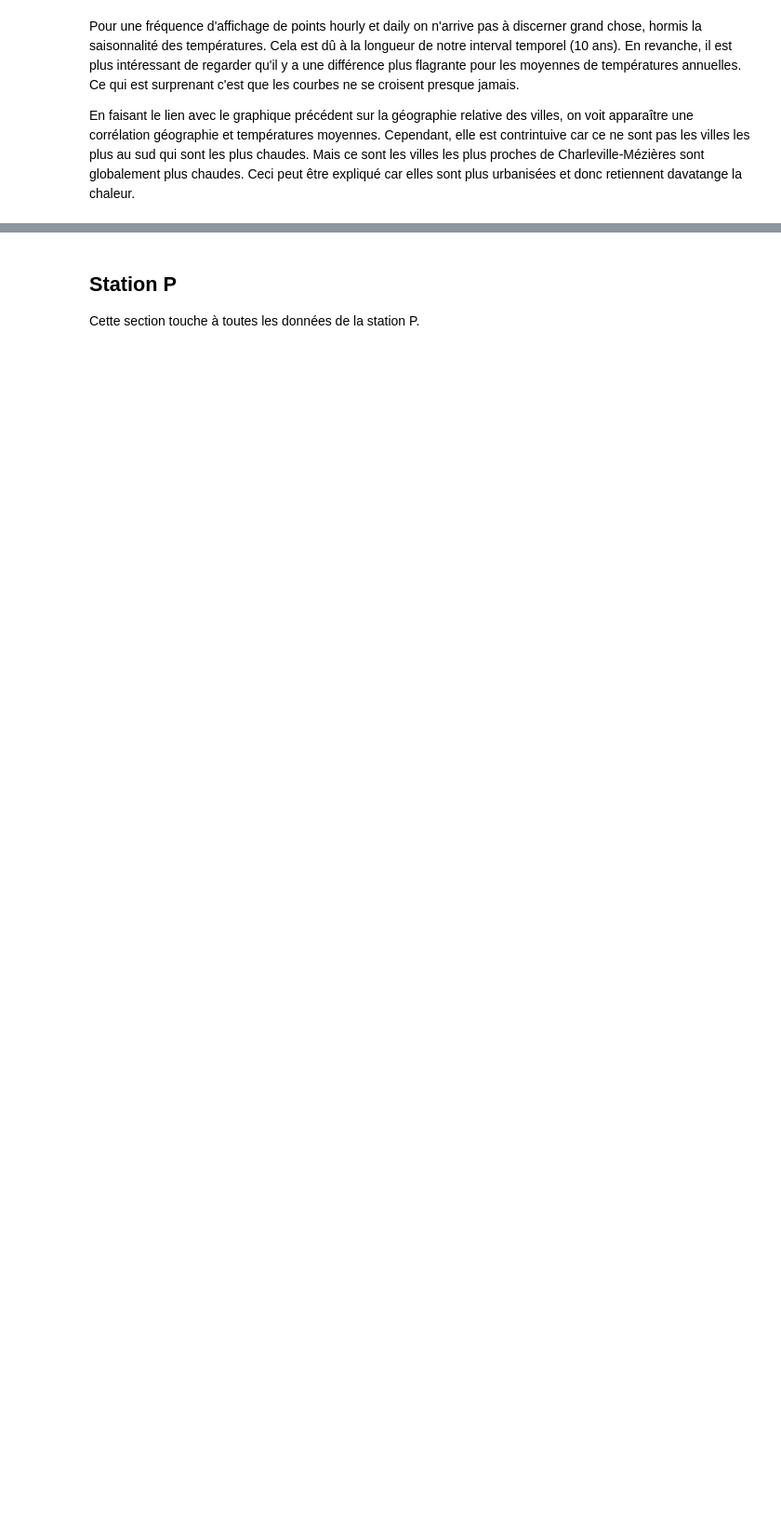
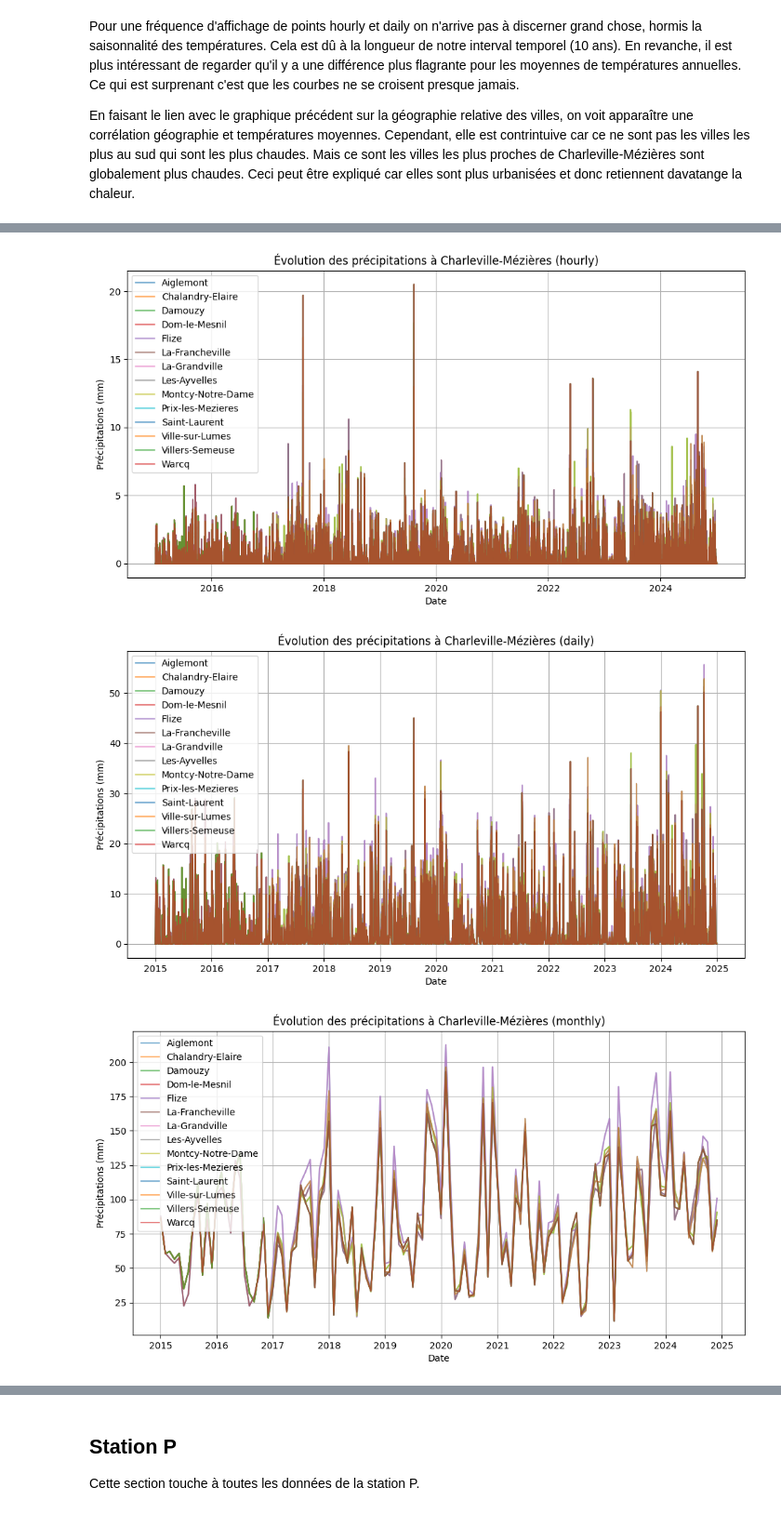
Before and after one commit to TortueAgile22/Capstone, a Jupyter notebook: py_ipynb_files/Data_Analysis.ipynb, the cells around one changed output, grey strips where cells are left out. Shown at 93% size. Drawn from its saved outputs; the diff is of its cells as text; code cells hidden in the pictures; blank space fills up the shorter version.

Commit message:
Visu temp, rain, wind, localisation station C

```diff
--- a/py_ipynb_files/Data_Analysis.ipynb
+++ b/py_ipynb_files/Data_Analysis.ipynb
@@ -266,0 +288,28 @@ En faisant le lien avec le graphique précédent sur la géographie relative des
+# %%
+colors = sns.color_palette("tab10", n_colors=len(Nearby_cities_C))
+frequences = {'hourly' : Dataframes_C, 'daily' : Dataframes_C_daily, 'monthly' : Dataframes_C_monthly, 'yearly' : Dataframes_C_yearly}
+
+for freq, dfs in frequences.items():
+
+    plt.figure(figsize=(12, 6))
+
+    for city, df in dfs.items():
+        plt.plot(
+            df['date'],
+            df['rain'],
+            label=city,
+            color=colors[Nearby_cities_C.index(city)],
+            alpha=0.6,
+            linewidth=1.5
+        )
+
+    plt.title(f'Évolution des précipitations à Charleville-Mézières ({freq})')
+    plt.xlabel('Date')
+    plt.ylabel('Précipitations (mm)')
+    plt.legend()
+    plt.grid()
+    plt.show()
+# %% [output]
+[figure, added]
+[figure, added]
+[figure, added]
```
Also changed, not shown: parts of 14 cells of this notebook.
